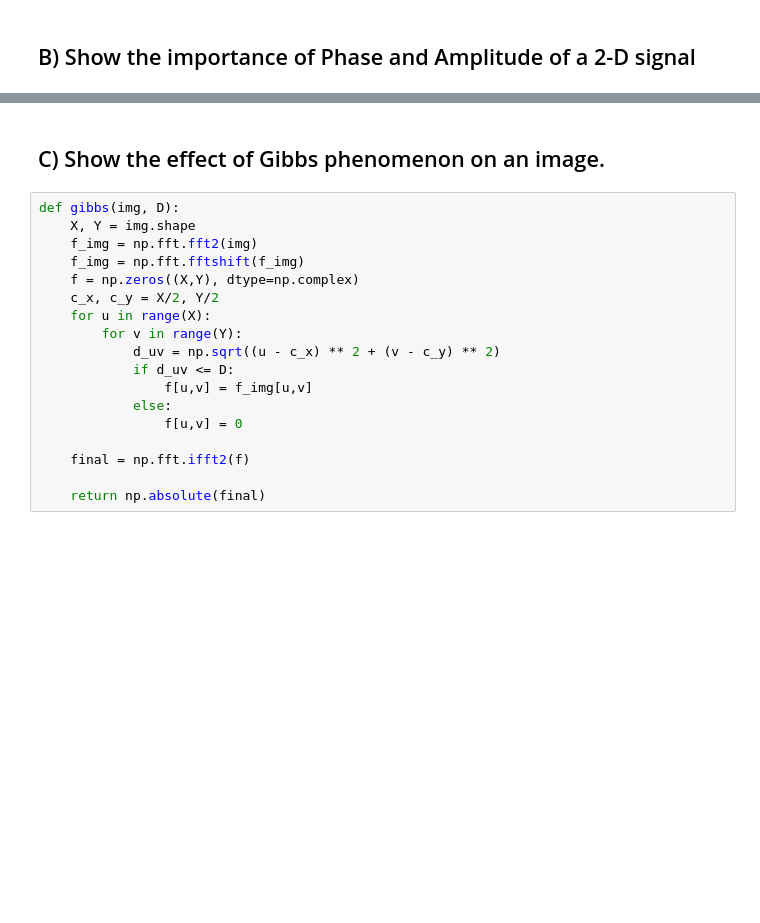
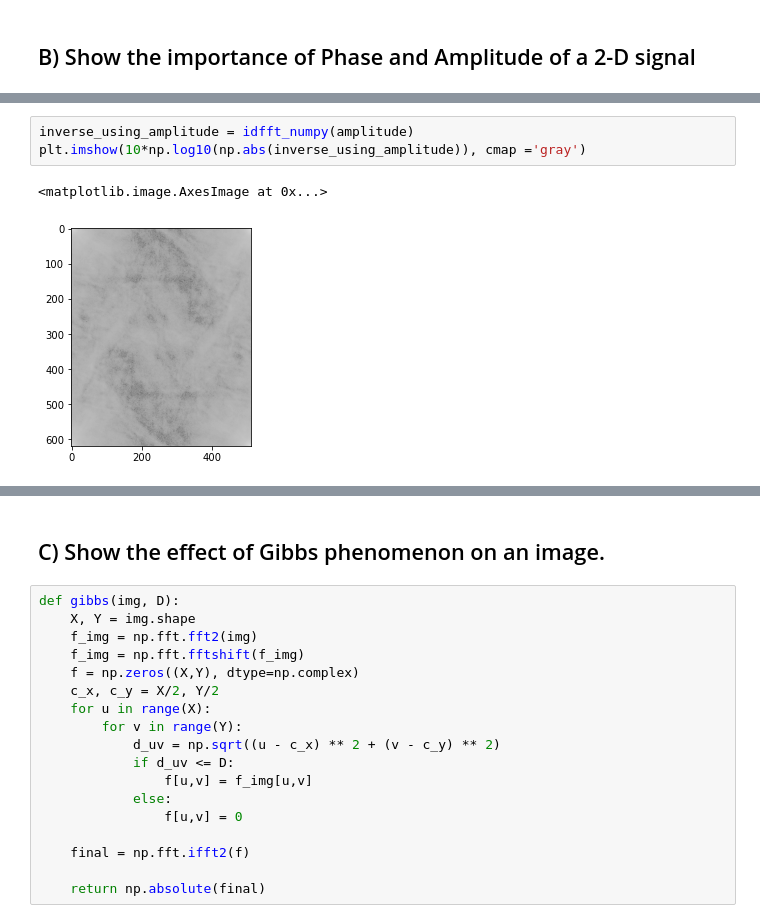
Before and after one commit to bereketeshete/Image-Processing, a Jupyter notebook: Assignment 3 - Image Fourier Transform/Assignment 3 Bereket.ipynb, the cells around one changed output, grey strips where cells are left out. Drawn from its saved outputs; the diff is of its cells as text; blank space fills up the shorter version.

```diff
--- a/Assignment 3 - Image Fourier Transform/Assignment 3 Bereket.ipynb
+++ b/Assignment 3 - Image Fourier Transform/Assignment 3 Bereket.ipynb
@@ -178,0 +182,6 @@ for ax, img in zip(axs.flatten(), imgs):
+# %%
+inverse_using_amplitude = idfft_numpy(amplitude)
+plt.imshow(10*np.log10(np.abs(inverse_using_amplitude)), cmap ='gray')
+# %% [output]
+<matplotlib.image.AxesImage at 0x...>
+[figure, added]
```
Also changed, not shown: parts of 19 cells of this notebook.
